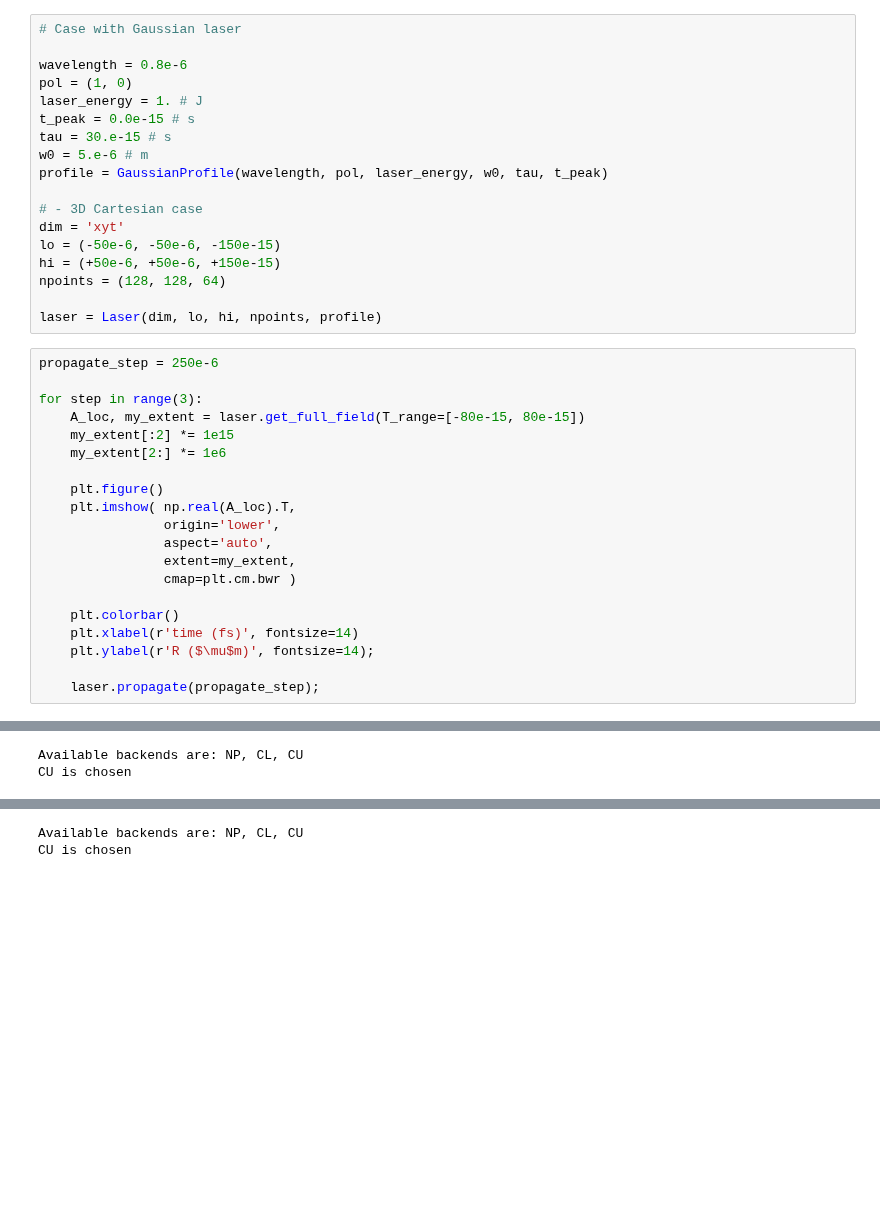
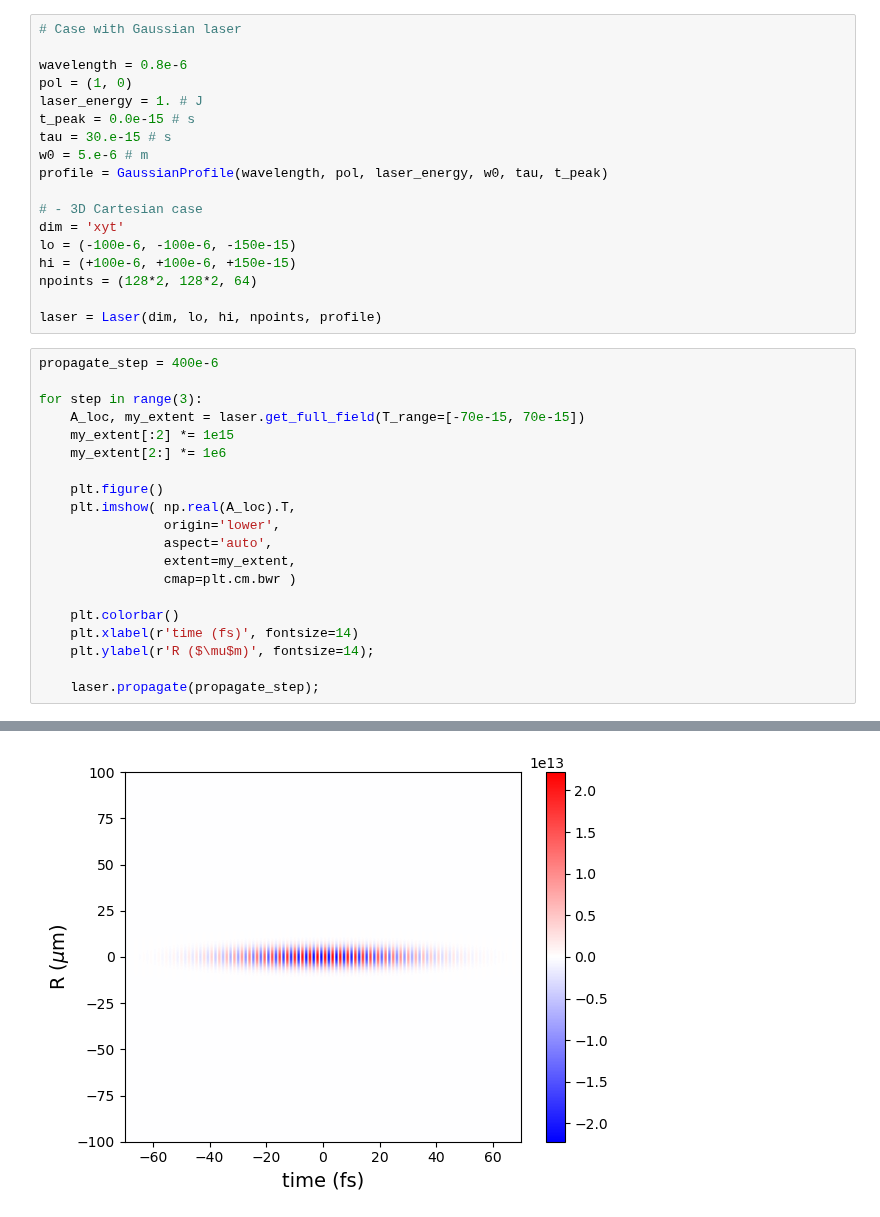
Before and after one commit to LASY-org/lasy, a Jupyter notebook: examples/lasy_propagator_test.ipynb, the cells around one changed output, grey strips where cells are left out. Drawn from its saved outputs; the diff is of its cells as text; blank space fills up the shorter version.

```diff
--- a/examples/lasy_propagator_test.ipynb
+++ b/examples/lasy_propagator_test.ipynb
@@ -71,16 +65,16 @@ profile = GaussianProfile(wavelength, pol, laser_energy, w0, tau, t_peak)
 
 # - 3D Cartesian case
 dim = 'xyt'
-lo = (-50e-6, -50e-6, -150e-15)
-hi = (+50e-6, +50e-6, +150e-15)
-npoints = (128, 128, 64)
+lo = (-100e-6, -100e-6, -150e-15)
+hi = (+100e-6, +100e-6, +150e-15)
+npoints = (128*2, 128*2, 64)
 
 laser = Laser(dim, lo, hi, npoints, profile)
 # %%
-propagate_step = 250e-6
+propagate_step = 400e-6
 
 for step in range(3):
-    A_loc, my_extent = laser.get_full_field(T_range=[-80e-15, 80e-15])
+    A_loc, my_extent = laser.get_full_field(T_range=[-70e-15, 70e-15])
     my_extent[:2] *= 1e15
     my_extent[2:] *= 1e6
 
@@ -106,2 +95,0 @@ CU is chosen
-Available backends are: NP, CL, CU
-CU is chosen
@@ -110,2 +96 @@ CU is chosen
-Available backends are: NP, CL, CU
-CU is chosen
+[figure, added]
```
Also changed, not shown: parts of 5 cells of this notebook, 1 other file.
